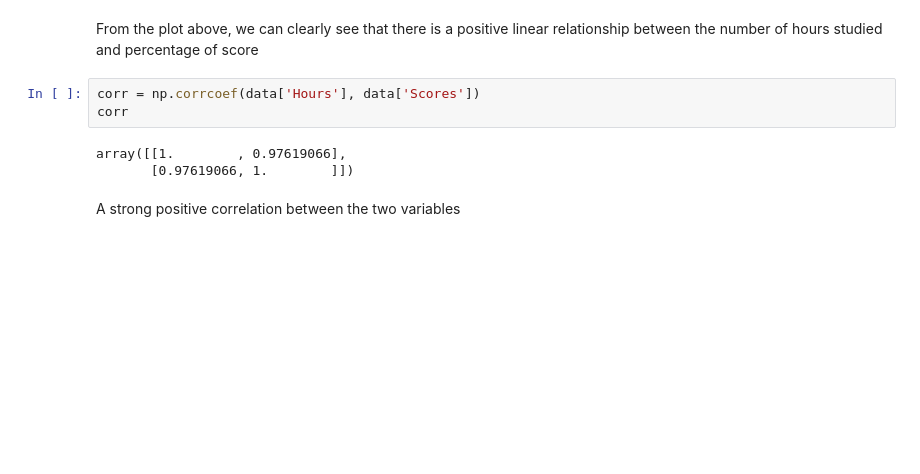
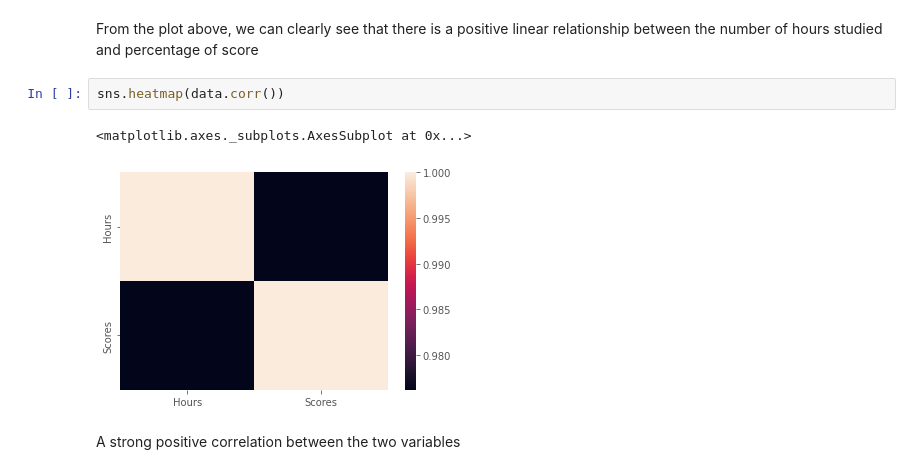
Before and after one commit to Toadoum/Prediction-of-Score-based-on-hours-of-Study-LR-, a Jupyter notebook: GRIP_Internship_Task1.ipynb, the cells around one changed output. Cells and saved outputs as stored; diff of their text form; blank space fills up the shorter version.

```diff
--- a/GRIP_Internship_Task1.ipynb
+++ b/GRIP_Internship_Task1.ipynb
@@ -75,12 +85,11 @@ plt.show()
 [figure]
 # %% [markdown]
 From the plot above, we can clearly see that there is a positive linear relationship between the number of hours studied and percentage of score
-# %%
-corr = np.corrcoef(data['Hours'], data['Scores'])
-corr
-# %% [output]
-array([[1.        , 0.97619066],
-       [0.97619066, 1.        ]])
+# %%
+sns.heatmap(data.corr())
+# %% [output]
+<matplotlib.axes._subplots.AxesSubplot at 0x...>
+[figure, added]
 # %% [markdown]
 A strong positive correlation between the two variables
 # %% [markdown]
```
Also changed, not shown: parts of 13 cells of this notebook.
